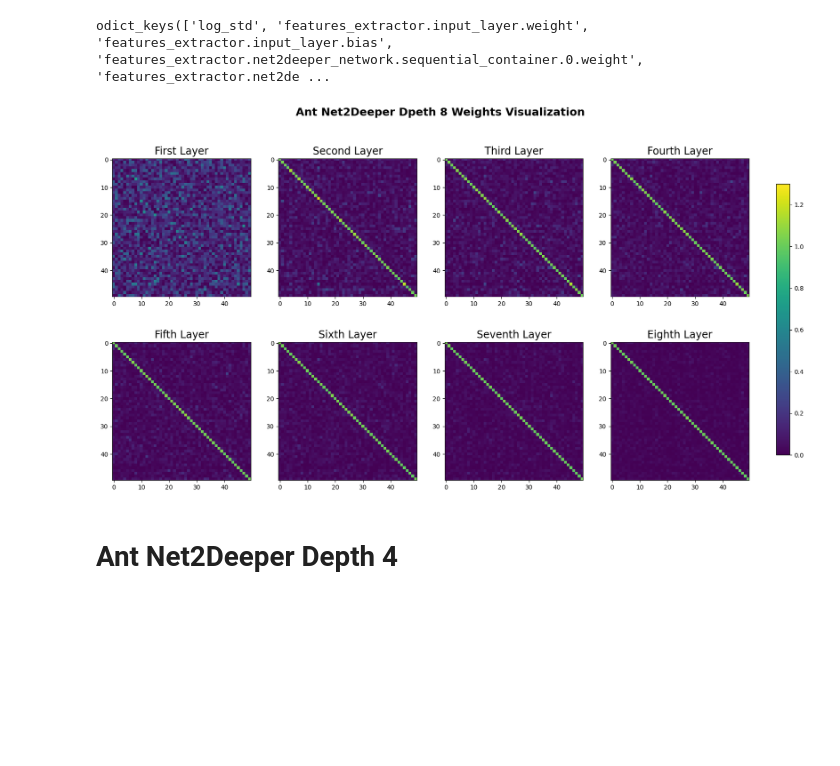
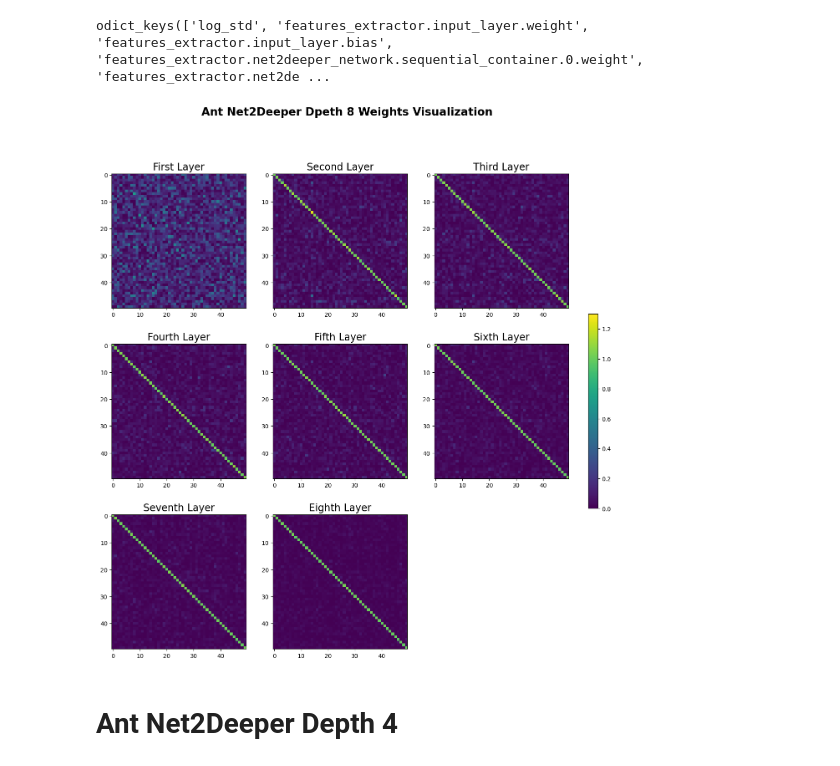
Before and after one commit to automl/GrowNN, a Jupyter notebook: plotting/network_weights/ant/visualize.ipynb, the cells around one changed output. Cells and saved outputs as stored; diff of their text form; code cells hidden in the pictures; blank space fills up the shorter version.

Commit message:
Update weights

```diff
--- a/plotting/network_weights/ant/visualize.ipynb
+++ b/plotting/network_weights/ant/visualize.ipynb
@@ -51,46 +51,50 @@ eighth_layer_weights = np.abs(eighth_layer_weights)
 eighth_layer_weights = eighth_layer_weights[:50, :50]
 # %%
 # Subplot with 3 figures horically
-fig, axs = plt.subplots(2, 4, figsize=(20, 10))
+fig, axs = plt.subplots(3, 3, figsize=(15, 15))
+
+# Delete last subplot
+fig.delaxes(axs[2, 2])
+
 # First layer weights
 im0 = axs[0, 0].imshow(first_layer_weights, cmap='viridis', vmin = 0, vmax = 1.3)
 axs[0, 0].set_title('First Layer', fontsize=17)
 
 # Second layer weights
 im1 = axs[0, 1].imshow(second_layer_weights, cmap='viridis', vmin = 0, vmax = 1.3)
 axs[0, 1].set_title('Second Layer', fontsize=17)
 
 # Third layer weights
 im2 = axs[0, 2].imshow(third_layer_weights, cmap='viridis', vmin = 0, vmax = 1.3)
 axs[0, 2].set_title('Third Layer', fontsize=17)
 
 # Fourth layer weights
-im3 = axs[0, 3].imshow(fourth_layer_weights, cmap='viridis', vmin = 0, vmax = 1.3)
-axs[0, 3].set_title('Fourth Layer', fontsize=17)
+im3 = axs[1, 0].imshow(fourth_layer_weights, cmap='viridis', vmin = 0, vmax = 1.3)
+axs[1, 0].set_title('Fourth Layer', fontsize=17)
 
 # Fifth layer weights
-im4 = axs[1, 0].imshow(fifth_layer_weights, cmap='viridis', vmin = 0, vmax = 1.3)
-axs[1, 0].set_title('Fifth Layer', fontsize=17)
+im4 = axs[1, 1].imshow(fifth_layer_weights, cmap='viridis', vmin = 0, vmax = 1.3)
+axs[1, 1].set_title('Fifth Layer', fontsize=17)
 
 # Sixth layer weights
-im5 = axs[1, 1].imshow(sixth_layer_weights, cmap='viridis', vmin = 0, vmax = 1.3)
-axs[1, 1].set_title('Sixth Layer', fontsize=17)
+im5 = axs[1, 2].imshow(sixth_layer_weights, cmap='viridis', vmin = 0, vmax = 1.3)
+axs[1, 2].set_title('Sixth Layer', fontsize=17)
 
 # Seventh layer weights
-im6 = axs[1, 2].imshow(seventh_layer_weights, cmap='viridis', vmin = 0, vmax = 1.3)
-axs[1, 2].set_title('Seventh Layer', fontsize=17)
+im6 = axs[2, 0].imshow(seventh_layer_weights, cmap='viridis', vmin = 0, vmax = 1.3)
+axs[2, 0].set_title('Seventh Layer', fontsize=17)
 
 # Eighth layer weights
-im7 = axs[1, 3].imshow(eighth_layer_weights, cmap='viridis', vmin = 0, vmax = 1.3)
-axs[1, 3].set_title('Eighth Layer', fontsize=17)
+im7 = axs[2, 1].imshow(eighth_layer_weights, cmap='viridis', vmin = 0, vmax = 1.3)
+axs[2, 1].set_title('Eighth Layer', fontsize=17)
 
 
 # Add colorbar for axs[2]
 fig.colorbar(im3, ax=axs, orientation='vertical', fraction=0.02, pad=0.04)
 plt.suptitle('Ant Net2Deeper Dpeth 8 Weights Visualization', fontsize=19, fontweight='bold')
-plt.savefig('plotting/network_weights/ant/weights.png', bbox_inches='tight')
+plt.savefig('plotting/network_weights/ant/weights_8.png', bbox_inches='tight')
 # %% [output]
-[figure, old version]
+[figure, new version]
 # %% [markdown]
 # Ant Net2Deeper Depth 4
 # %%
```
Also changed, not shown: parts of 1 cell of this notebook, 3 other files.
